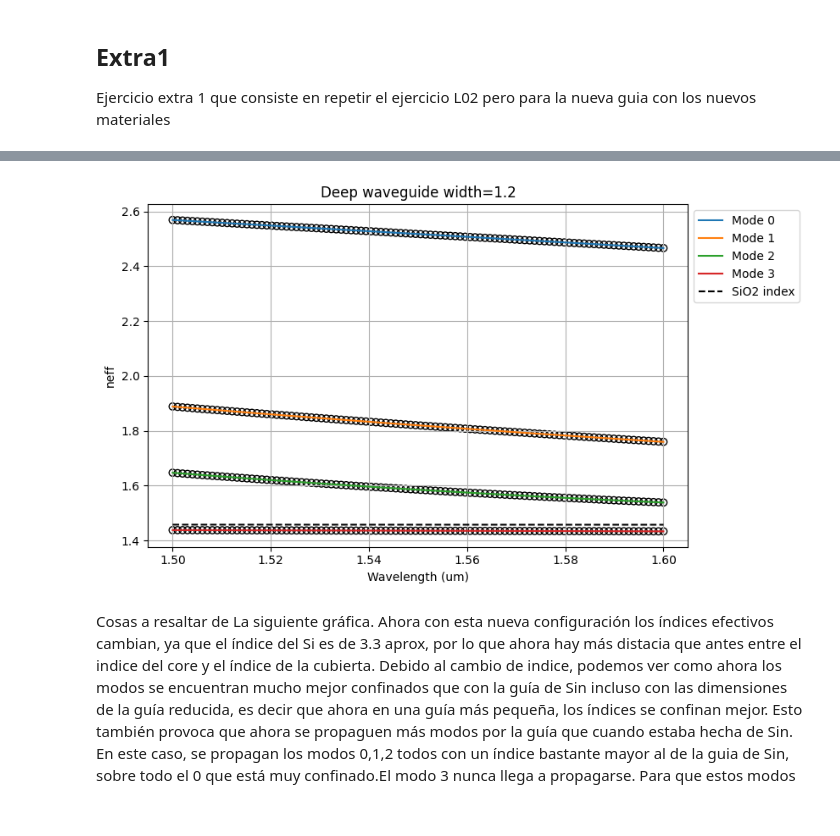
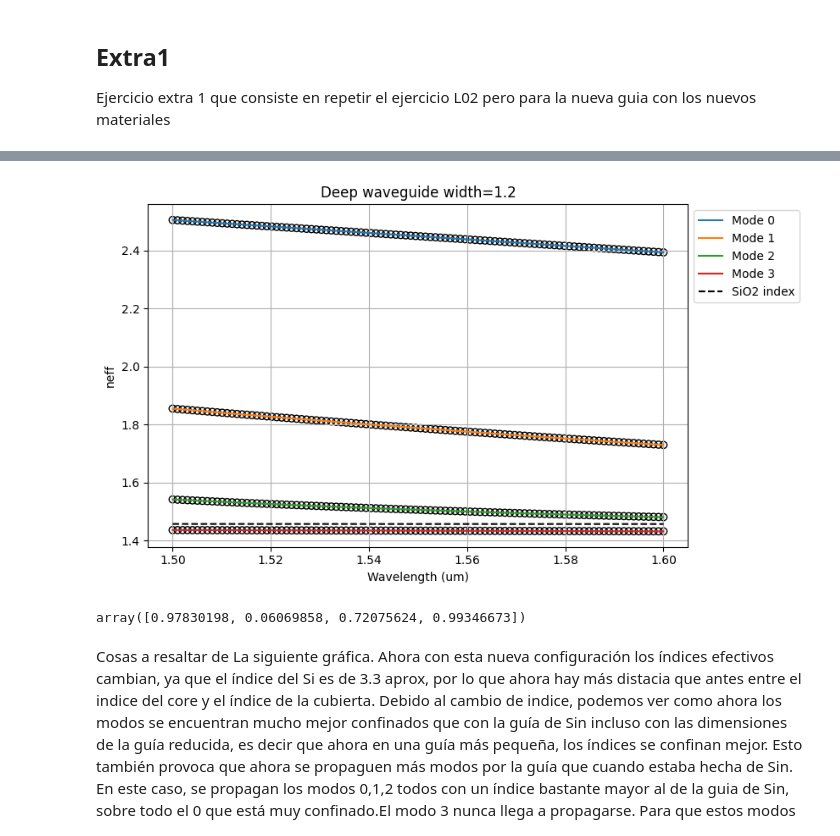
Before and after one commit to rauleet/cifoin-lab1, a Jupyter notebook: WAVEGUIDES_Student.ipynb, the cells around one changed output, grey strips where cells are left out. Drawn from its saved outputs; the diff is of its cells as text; code cells hidden in the pictures.

```diff
--- a/WAVEGUIDES_Student.ipynb
+++ b/WAVEGUIDES_Student.ipynb
@@ -859,7 +859,7 @@ wavelength = np.linspace(1.5, 1.6, 100) # Student code here. Tip np.linspace()
 
 deep_waveguide_si = gt.modes.Waveguide(
     wavelength=wavelength,
-    core_width=550 * nm,
+    core_width=500 * nm,
     slab_thickness=0.0,
     core_material='si',
     clad_material='sio2',
@@ -899,4 +899,8 @@ plt.tight_layout(rect=[0, 0, 0.85, 1])
-[figure, old version]
+[figure, new version]
+# %%
+deep_waveguide_si.fraction_te
+# %% [output]
+array([0.97830198, 0.06069858, 0.72075624, 0.99346673])
 # %% [markdown]
 Cosas a resaltar de La siguiente gráfica. Ahora con esta nueva configuración los índices efectivos cambian, ya que el índice del Si es de 3.3 aprox, por lo que ahora hay más distacia que antes entre el indice del core y el índice de la cubierta. Debido al cambio de indice, podemos ver como ahora los modos se encuentran mucho mejor confinados que con la guía de Sin incluso con las dimensiones de la guía reducida, es decir que ahora en una guía más pequeña, los índices se confinan mejor. Esto también provoca que ahora se propaguen más modos por la guía que cuando estaba hecha de Sin. En este caso, se propagan los modos 0,1,2 todos con un índice bastante mayor al de la guia de Sin, sobre todo el 0 que está muy confinado.El modo 3 nunca llega a propagarse. Para que estos modos no se llegasen a transmitir, sería necesario aumentar la longitud de onda de forma considerable ya que están tan confinados, que aunque con el aumento de la longitud de onda el indice efectivo baje, no es suficiente para este barrido
 # %%
```
Also changed, not shown: parts of 14 cells of this notebook, 3 other files.
